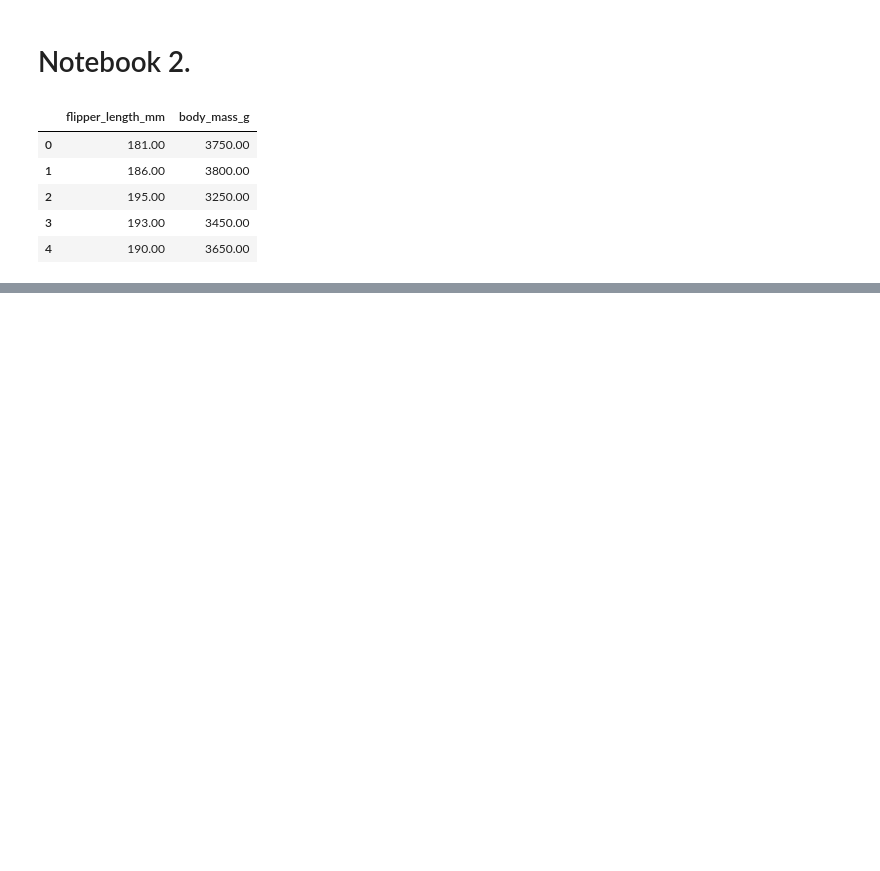
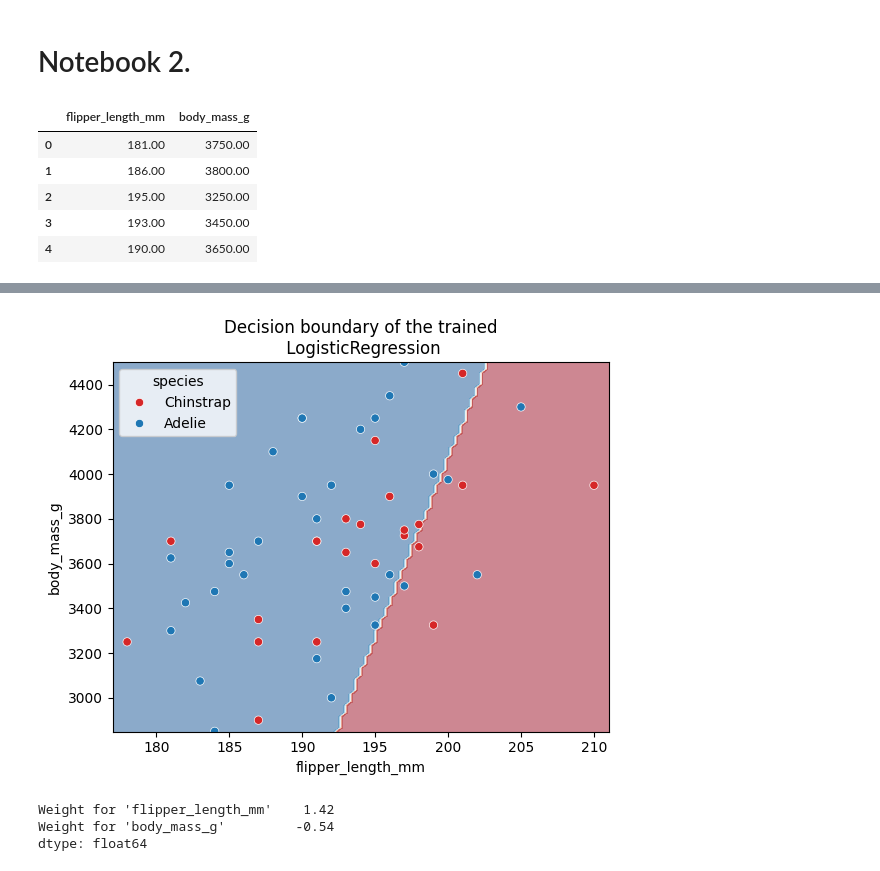
Before and after one commit to DavidGuzzi/inria, a Jupyter notebook: module_4.ipynb, the cells around one changed output, grey strips where cells are left out. Drawn from its saved outputs; the diff is of its cells as text; code cells hidden in the pictures; blank space fills up the shorter version.

```diff
--- a/module_4.ipynb
+++ b/module_4.ipynb
@@ -123,0 +220,10 @@ penguins.head()
+# %%
+from sklearn.model_selection import train_test_split
+
+penguins_train, penguins_test = train_test_split(penguins, random_state=0)
+
+data_train = penguins_train[culmen_columns]
+data_test = penguins_test[culmen_columns]
+
+target_train = penguins_train[target_column]
+target_test = penguins_test[target_column]
@@ -123,0 +241,29 @@ penguins.head()
+# %%
+import seaborn as sns
+from sklearn.inspection import DecisionBoundaryDisplay
+
+DecisionBoundaryDisplay.from_estimator(
+    logistic_regression,
+    data_test,
+    response_method="predict",
+    cmap="RdBu_r",
+    alpha=0.5,
+)
+sns.scatterplot(
+    data=penguins_test,
+    x=culmen_columns[0],
+    y=culmen_columns[1],
+    hue=target_column,
+    palette=["tab:red", "tab:blue"],
+)
+_ = plt.title("Decision boundary of the trained\n LogisticRegression")
+# %% [output]
+[figure, added]
+# %%
+coefs = logistic_regression[-1].coef_[0]
+weights = pd.Series(coefs, index=[f"Weight for '{c}'" for c in culmen_columns])
+weights
+# %% [output]
+Weight for 'flipper_length_mm'    1.42
+Weight for 'body_mass_g'         -0.54
+dtype: float64
```
Also changed, not shown: parts of 16 cells of this notebook.
